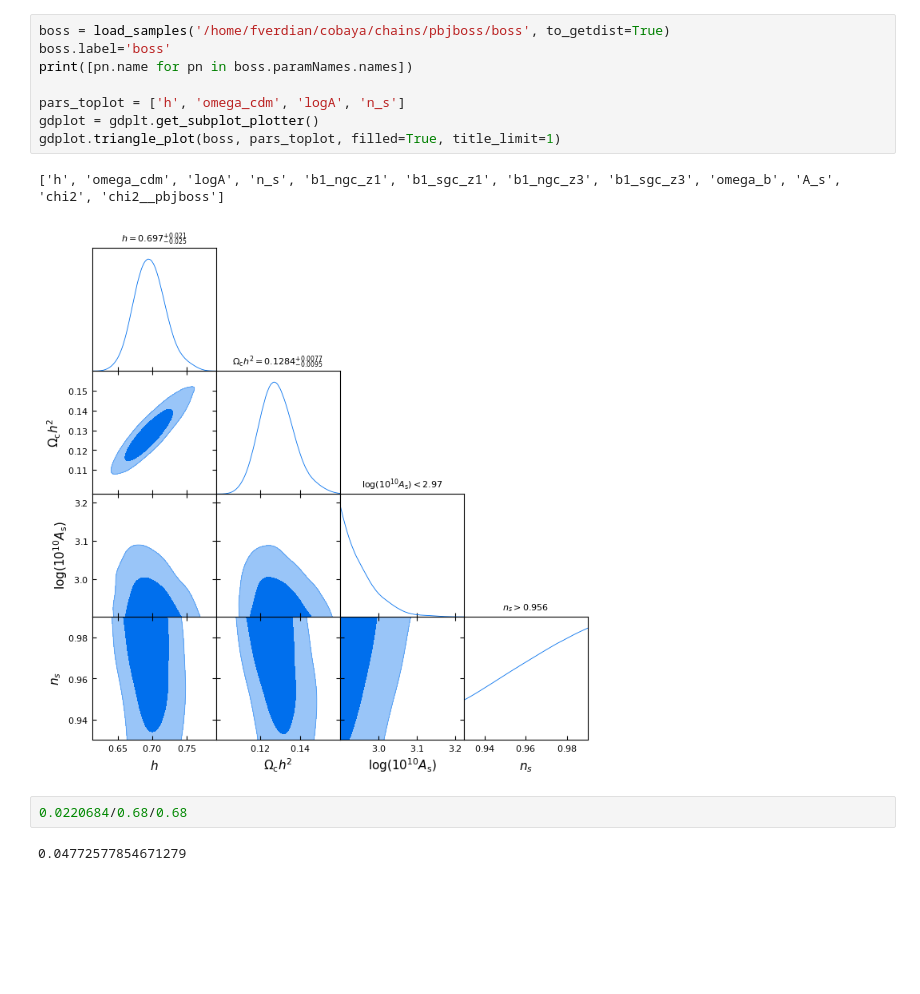
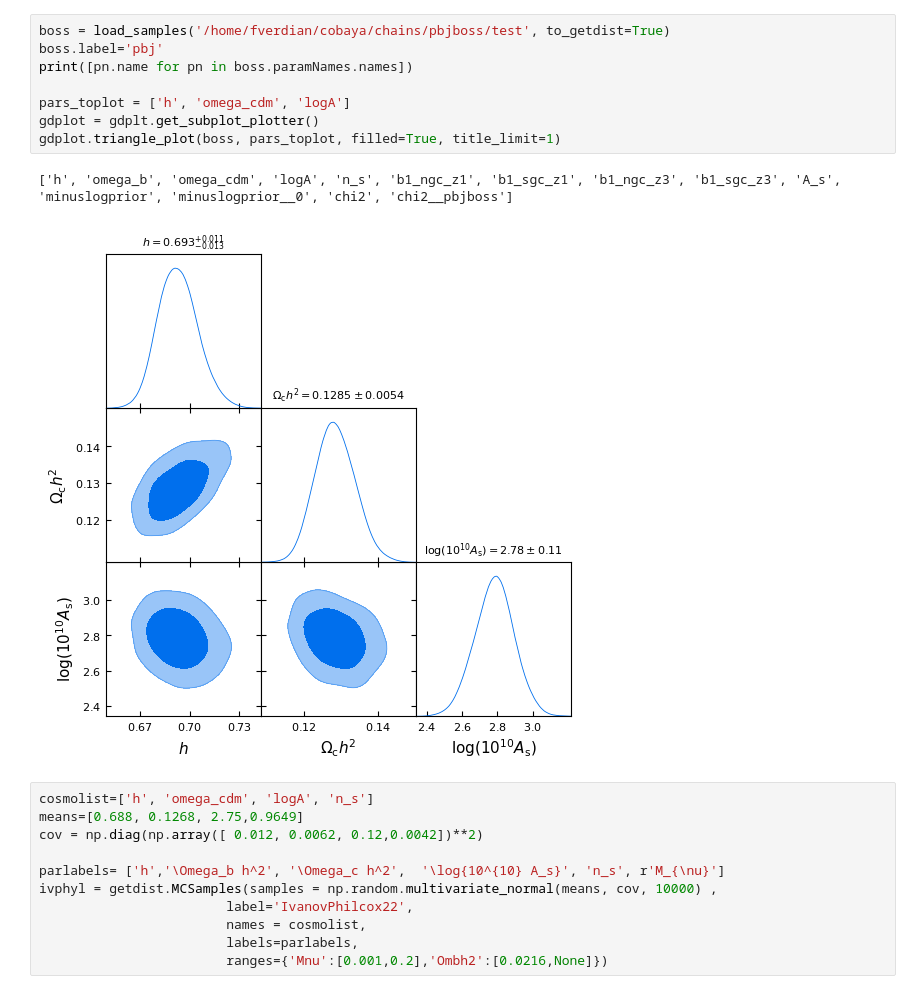
Before and after one commit to fverd/cobaya, a Jupyter notebook: FRA/analyze-chain.ipynb, the cells around one changed output. Cells and saved outputs as stored; diff of their text form; blank space fills up the shorter version.

```diff
--- a/FRA/analyze-chain.ipynb
+++ b/FRA/analyze-chain.ipynb
@@ -22,15 +26,22 @@ gdplot.triangle_plot([cmb2, cmb1], pars_toplot, filled=True, title_limit=1)
 # %%
-boss = load_samples('/home/fverdian/cobaya/chains/pbjboss/boss', to_getdist=True)
-boss.label='boss'
+boss = load_samples('/home/fverdian/cobaya/chains/pbjboss/test', to_getdist=True)
+boss.label='pbj'
 print([pn.name for pn in boss.paramNames.names])
 
-pars_toplot = ['h', 'omega_cdm', 'logA', 'n_s']
+pars_toplot = ['h', 'omega_cdm', 'logA']
 gdplot = gdplt.get_subplot_plotter()
 gdplot.triangle_plot(boss, pars_toplot, filled=True, title_limit=1)
 # %% [output]
-['h', 'omega_cdm', 'logA', 'n_s', 'b1_ngc_z1', 'b1_sgc_z1', 'b1_ngc_z3', 'b1_sgc_z3', 'omega_b', 'A_s', 'chi2', 'chi2__pbjboss']
+['h', 'omega_b', 'omega_cdm', 'logA', 'n_s', 'b1_ngc_z1', 'b1_sgc_z1', 'b1_ngc_z3', 'b1_sgc_z3', 'A_s', 'minuslogprior', 'minuslogprior__0', 'chi2', 'chi2__pbjboss']
-[figure, old version]
+[figure, new version]
-# %%
-0.0220684/0.68/0.68
-# %% [output]
-0.04772577854671279
+# %%
+cosmolist=['h', 'omega_cdm', 'logA', 'n_s']
+means=[0.688, 0.1268, 2.75,0.9649]
+cov = np.diag(np.array([ 0.012, 0.0062, 0.12,0.0042])**2)
+
+parlabels= ['h','\Omega_b h^2', '\Omega_c h^2',  '\log{10^{10} A_s}', 'n_s', r'M_{\nu}']
+ivphyl = getdist.MCSamples(samples = np.random.multivariate_normal(means, cov, 10000) ,
+                        label='IvanovPhilcox22',
+                        names = cosmolist,
+                        labels=parlabels,
+                        ranges={'Mnu':[0.001,0.2],'Ombh2':[0.0216,None]})
```
Also changed, not shown: parts of 4 cells of this notebook, 43 other files.
